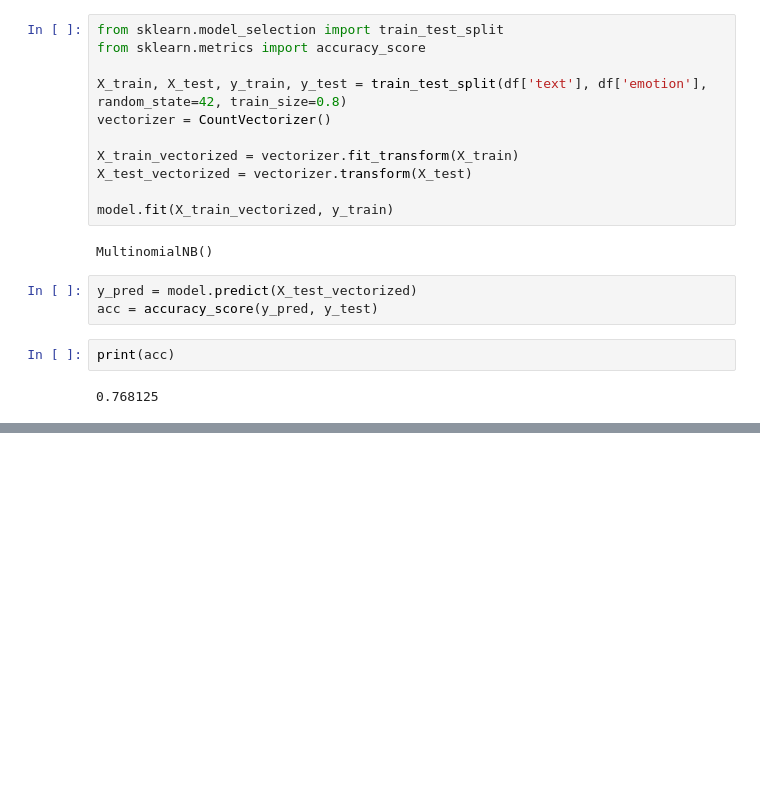
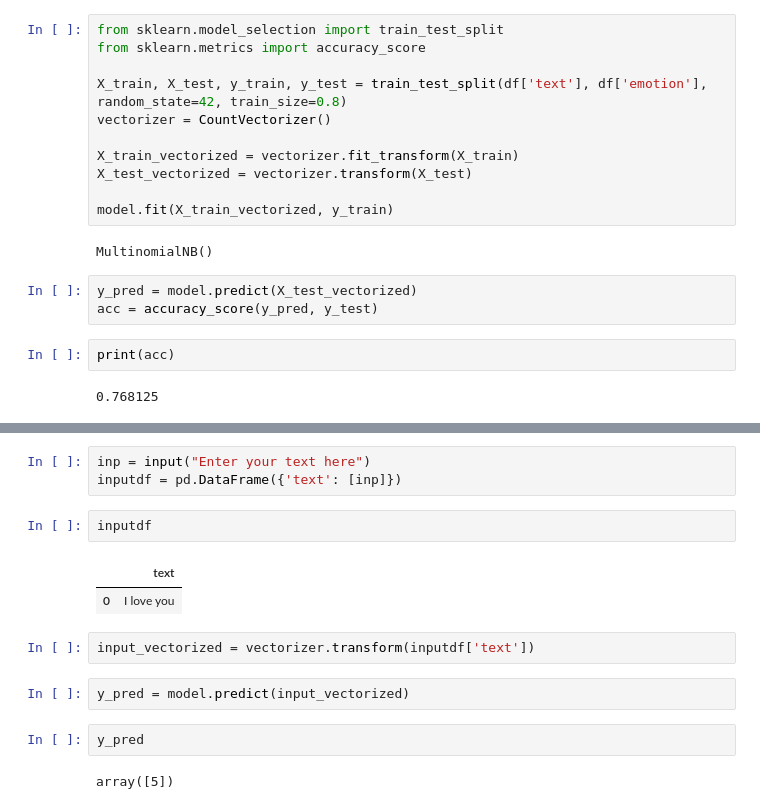
Before and after one commit to Mohitgoswami18/ML-DS-Journey, a Jupyter notebook: 09_NLP_Using_Machine_Learning/complete_NLP_project.ipynb, the cells around one changed output, grey strips where cells are left out. Cells and saved outputs as stored; diff of their text form; blank space fills up the shorter version.

```diff
--- a/09_NLP_Using_Machine_Learning/complete_NLP_project.ipynb
+++ b/09_NLP_Using_Machine_Learning/complete_NLP_project.ipynb
@@ -158,0 +170,16 @@ print(acc)
+# %%
+inp = input("Enter your text here")
+inputdf = pd.DataFrame({'text': [inp]})
+# %%
+inputdf
+# %% [output]
+|  | text |
+| 0 | I love you |
+# %%
+input_vectorized = vectorizer.transform(inputdf['text'])
+# %%
+y_pred = model.predict(input_vectorized)
+# %%
+y_pred
+# %% [output]
+array([5])
```
Also changed, not shown: parts of 3 cells of this notebook, 3 other files.
